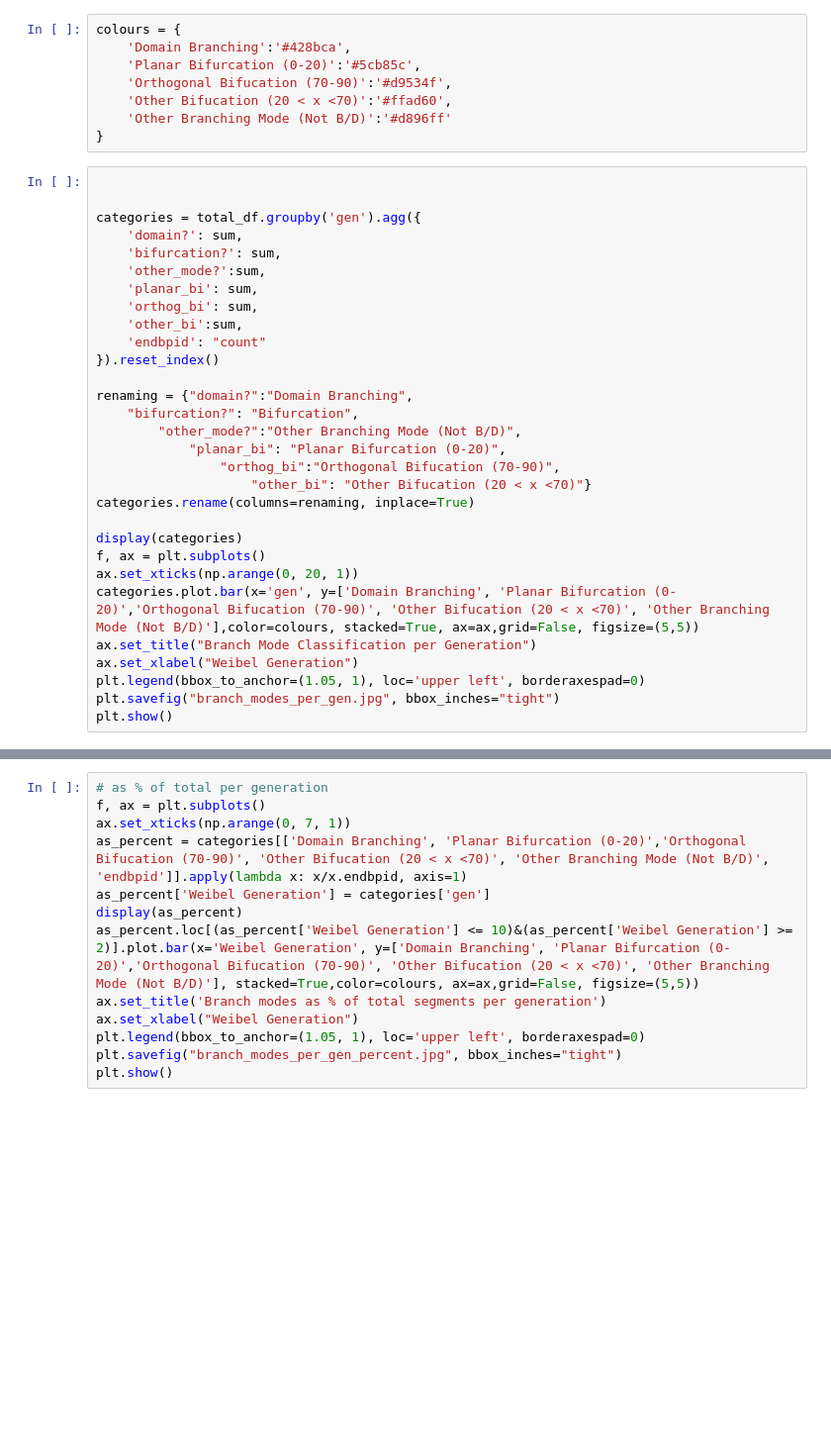
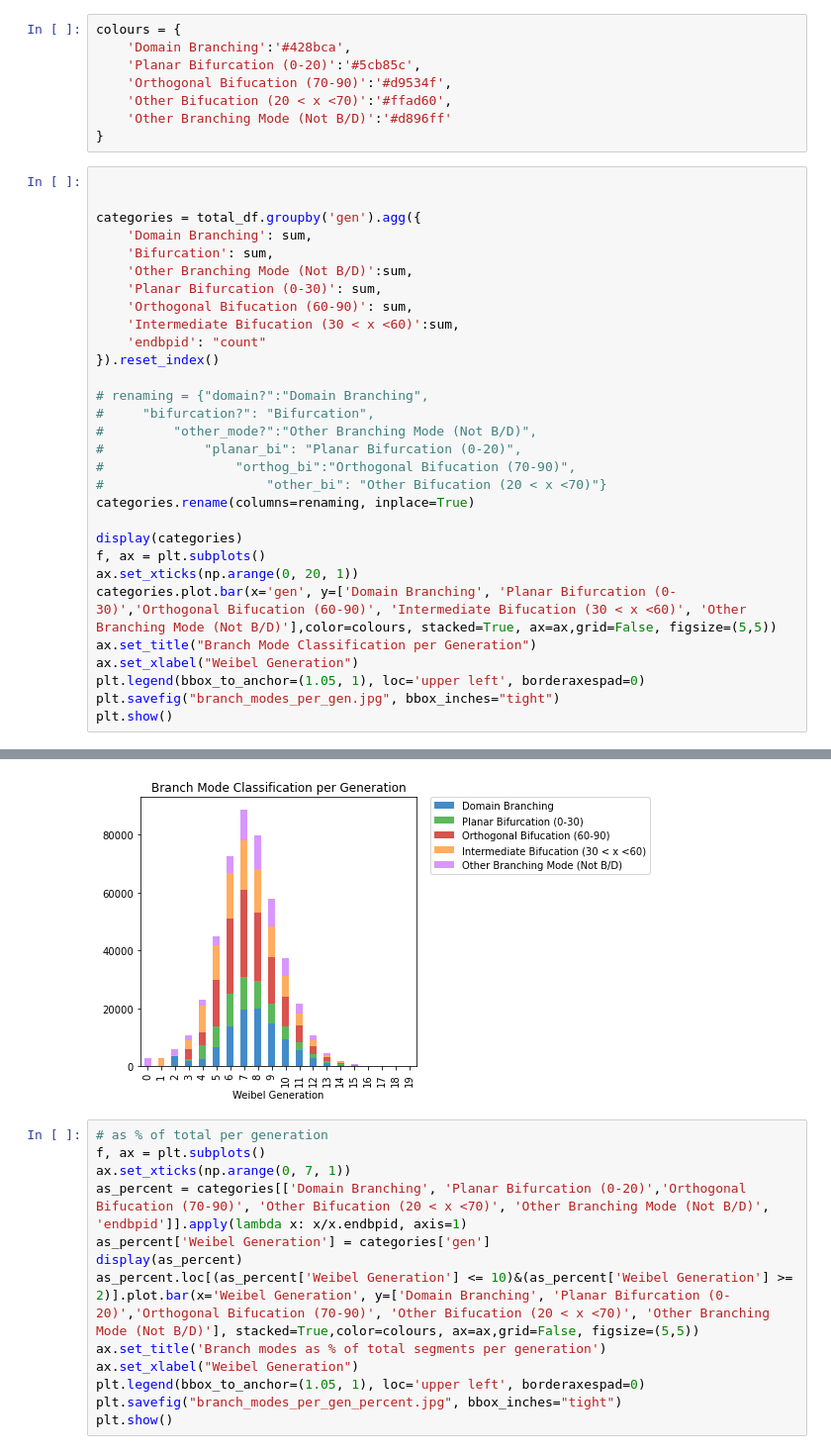
Before and after one commit to s-n-naik/airway_exploration, a Jupyter notebook: Mode_Exploration_v2.ipynb, the cells around one changed output, grey strips where cells are left out. Shown at 99% size. Drawn from its saved outputs; the diff is of its cells as text; blank space fills up the shorter version.

```diff
--- a/Mode_Exploration_v2.ipynb
+++ b/Mode_Exploration_v2.ipynb
@@ -175,29 +222,30 @@ colours = {
 
 
 categories = total_df.groupby('gen').agg({
-    'domain?': sum,
-    'bifurcation?': sum,
-    'other_mode?':sum,
-    'planar_bi': sum,
-    'orthog_bi': sum,
-    'other_bi':sum,
+    'Domain Branching': sum,
+    'Bifurcation': sum,
+    'Other Branching Mode (Not B/D)':sum,
+    'Planar Bifurcation (0-30)': sum,
+    'Orthogonal Bifucation (60-90)': sum,
+    'Intermediate Bifucation (30 < x <60)':sum,
     'endbpid': "count"
 }).reset_index()
 
-renaming = {"domain?":"Domain Branching",
-    "bifurcation?": "Bifurcation",
-        "other_mode?":"Other Branching Mode (Not B/D)",
-            "planar_bi": "Planar Bifurcation (0-20)",
-                "orthog_bi":"Orthogonal Bifucation (70-90)",
-                    "other_bi": "Other Bifucation (20 < x <70)"}
+# renaming = {"domain?":"Domain Branching",
+#     "bifurcation?": "Bifurcation",
+#         "other_mode?":"Other Branching Mode (Not B/D)",
+#             "planar_bi": "Planar Bifurcation (0-20)",
+#                 "orthog_bi":"Orthogonal Bifucation (70-90)",
+#                     "other_bi": "Other Bifucation (20 < x <70)"}
 categories.rename(columns=renaming, inplace=True)
 
 display(categories)
 f, ax = plt.subplots()
 ax.set_xticks(np.arange(0, 20, 1))
-categories.plot.bar(x='gen', y=['Domain Branching', 'Planar Bifurcation (0-20)','Orthogonal Bifucation (70-90)', 'Other Bifucation (20 < x <70)', 'Other Branching Mode (Not B/D)'],color=colours, stacked=True, ax=ax,grid=False, figsize=(5,5))
+categories.plot.bar(x='gen', y=['Domain Branching', 'Planar Bifurcation (0-30)','Orthogonal Bifucation (60-90)', 'Intermediate Bifucation (30 < x <60)', 'Other Branching Mode (Not B/D)'],color=colours, stacked=True, ax=ax,grid=False, figsize=(5,5))
 ax.set_title("Branch Mode Classification per Generation")
 ax.set_xlabel("Weibel Generation")
 plt.legend(bbox_to_anchor=(1.05, 1), loc='upper left', borderaxespad=0)
 plt.savefig("branch_modes_per_gen.jpg", bbox_inches="tight")
 plt.show()
+# %% [output]
@@ -204,3 +269,4 @@ plt.show()
+[figure, added]
 # %%
 # as % of total per generation
 f, ax = plt.subplots()
```
Also changed, not shown: parts of 10 cells of this notebook, 2 other files.
